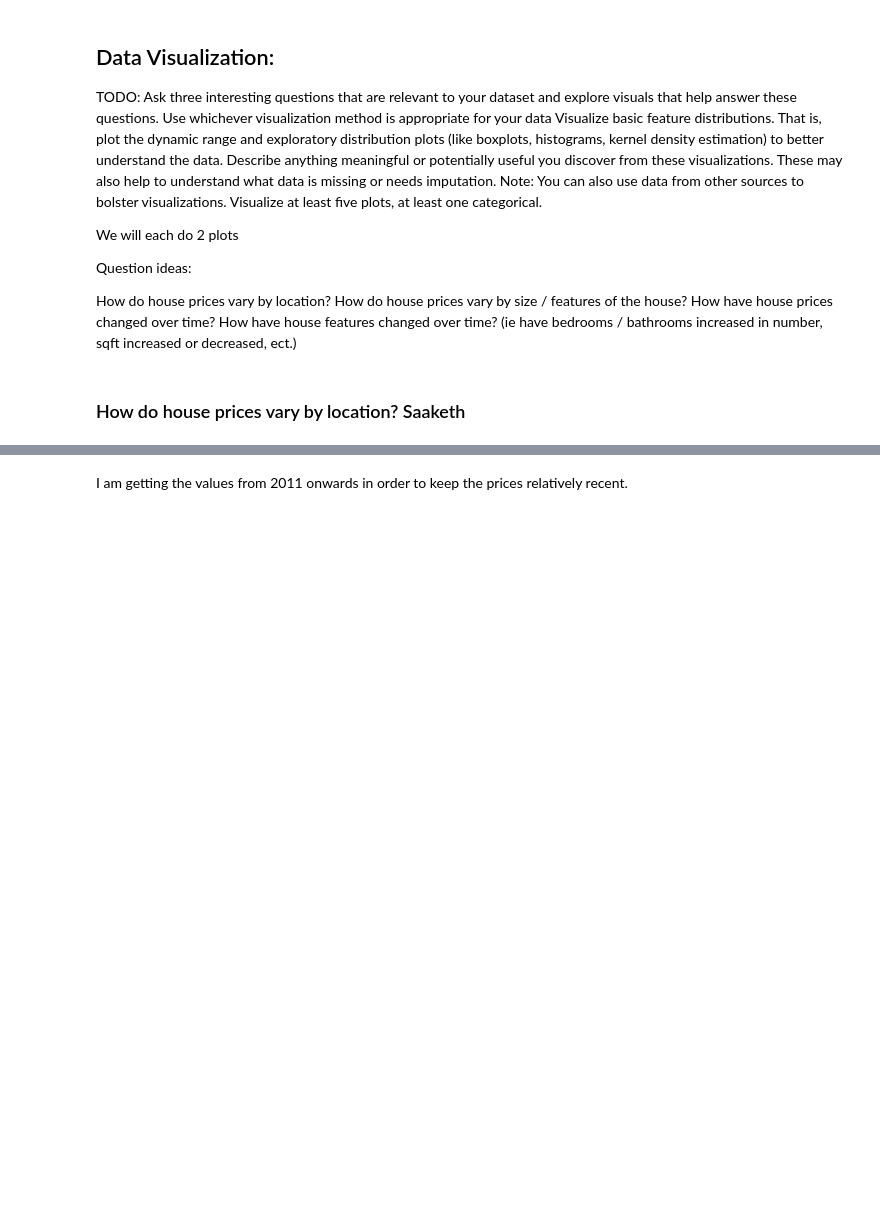
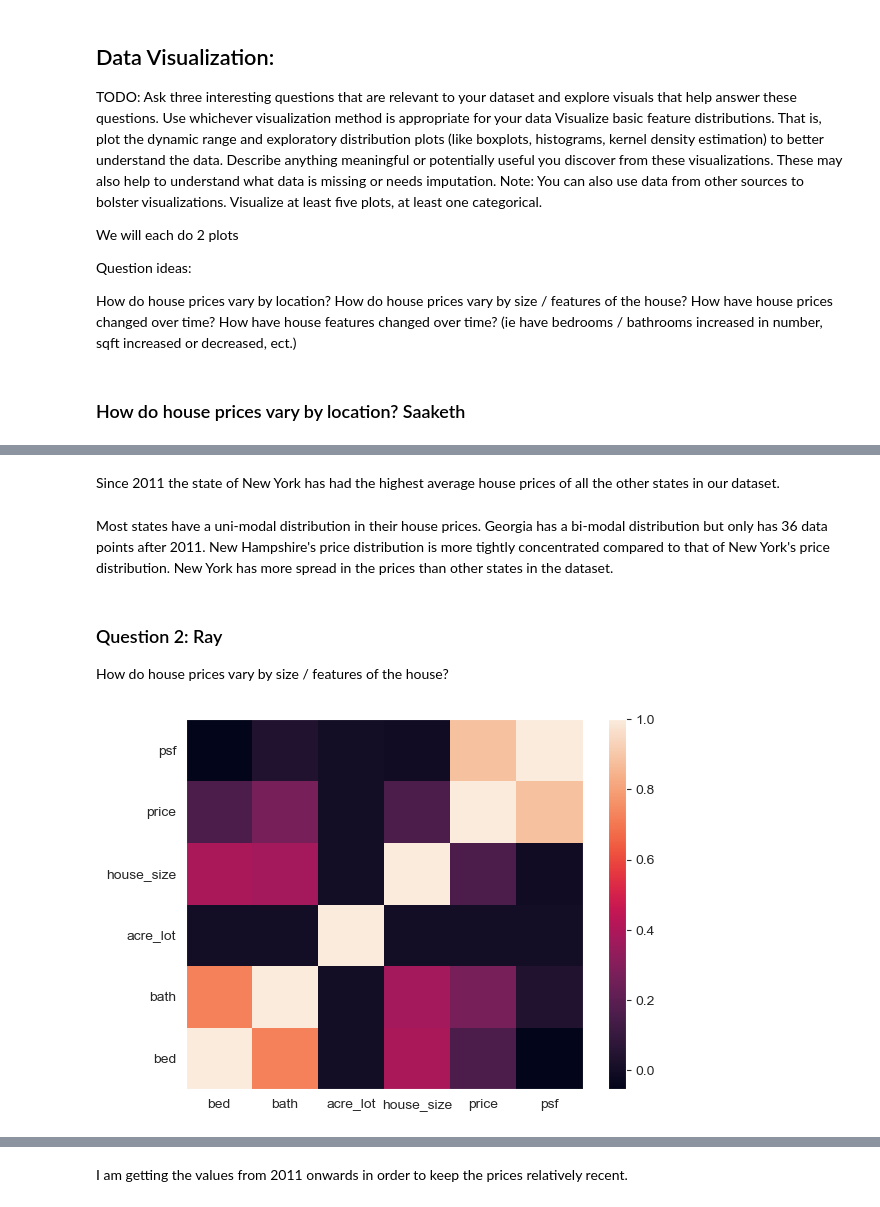
Before and after one commit to saakethkoka/Real-Estate-EDA, a Jupyter notebook: eda.ipynb, the cells around one changed output, grey strips where cells are left out. Cells and saved outputs as stored; diff of their text form; code cells hidden in the pictures; blank space fills up the shorter version.

```diff
--- a/eda.ipynb
+++ b/eda.ipynb
@@ -295,0 +340,2 @@ plt.show()
+# %% [markdown]
+Since 2011 the state of New York has had the highest average house prices of all the other states in our dataset.
@@ -295,0 +347,19 @@ plt.show()
+# %% [markdown]
+Most states have a uni-modal distribution in their house prices. Georgia has a bi-modal distribution but only has 36 data points after 2011. New Hampshire's price distribution is more tightly concentrated compared to that of New York's price distribution. New York has more spread in the prices than other states in the dataset.
+# %% [markdown]
+### Question 2: Ray
+How do house prices vary by size / features of the house?
+# %%
+plot_df = df
+plot_df['psf'] = plot_df['price'] / plot_df['house_size']
+# plot the correlation matrix
+vars_to_use = ['bed', 'bath', 'acre_lot', 'house_size', 'price', 'psf']  # pick vars
+plt.pcolor(df[vars_to_use].corr())  # do the feature correlation plot
+
+# fill in the indices
+plt.yticks(np.arange(0.5, len(vars_to_use), 1), vars_to_use)
+plt.xticks(np.arange(0.5, len(vars_to_use), 1), vars_to_use)
+plt.colorbar()
+plt.show()
+# %% [output]
+[figure, added]
```
Also changed, not shown: parts of 46 cells of this notebook.
